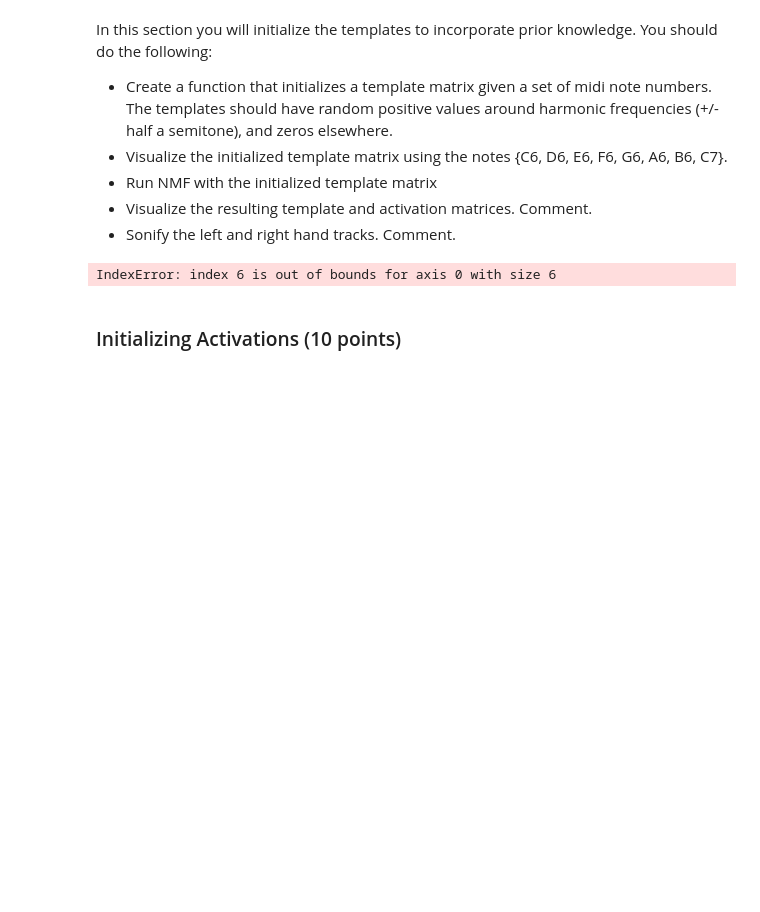
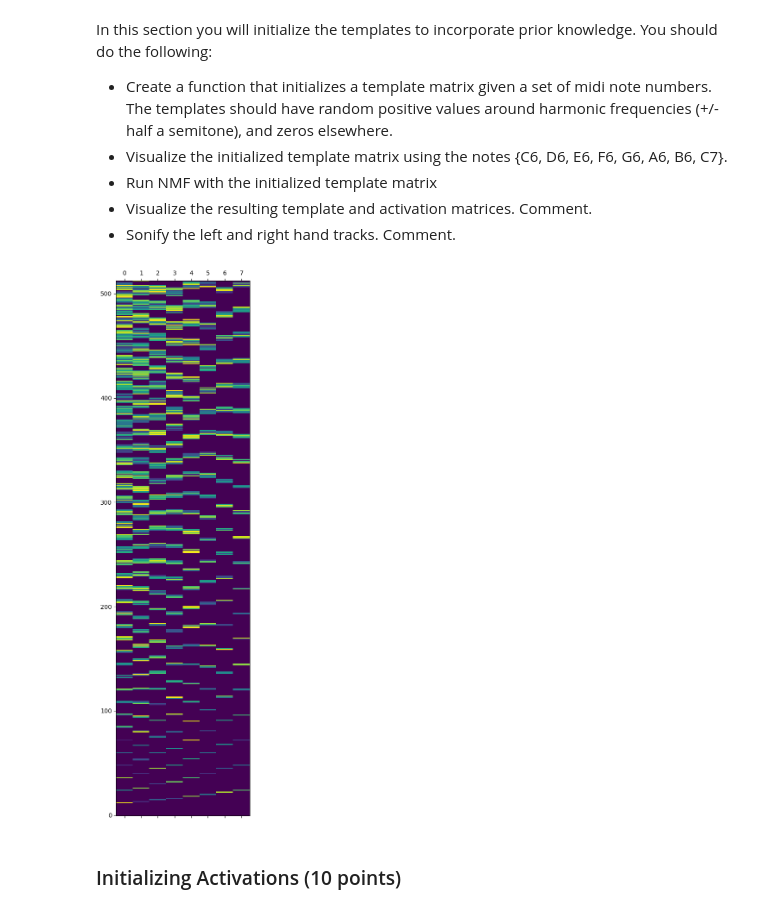
Before and after one commit to rafael-burger/E207-HW8, a Jupyter notebook: hw8.ipynb, the cells around one changed output. Cells and saved outputs as stored; diff of their text form; code cells hidden in the pictures; blank space fills up the shorter version.

Commit message:
initialize activations and templates

```diff
--- a/hw8.ipynb
+++ b/hw8.ipynb
@@ -128,17 +127,19 @@ In this section you will initialize the templates to incorporate prior knowledge
 ### Define Functions to help with W(0) initialization
 
 # define helper function to convert frequency to corresponding frequency bin
+
+
 def getFreqBin(f, N, fs):
     return int(f * N/ fs)
 
 # define function to create column of W(0) for a given note frequency
-def calcTemplate(f0, K, N = 1024, f_margin = 20, fs = 22050):
+def calcTemplate(f0, K, N = 1024, f_margin = 3, fs = 22050):
 
-    init_val = 0.1 # initial value to populate nonzero entries with
+    init_val = 1 # initial value to populate nonzero entries with
 
     if f0 == 0: # percussive template case
 
-        template = np.ones((K,))
+        template = np.random.random_sample((K,)) + 0.1
 
     else: # note template case
 
@@ -147,8 +148,9 @@ def calcTemplate(f0, K, N = 1024, f_margin = 20, fs = 22050):
         harmonic_num = 1
         f_i = f0
         f_low = f_i- harmonic_num * f_margin # create high and low boundaries to set nonzero to account for note tuning inaccuracies
-        f_high = f_i+ harmonic_num * f_margin
+        f_high = f_i + harmonic_num * f_margin
         k_low = getFreqBin(f_low, N=N, fs = fs)  # compute the STFT frequency bin indices corresponding to the low and high frequency limits
+        k_true = getFreqBin(f_i, N = N, fs = fs)
         k_high = getFreqBin(f_high, N=N, fs = fs)
 
         while k_low < K:    # as long as k_low in range, add the next harmonic
@@ -159,28 +161,33 @@ def calcTemplate(f0, K, N = 1024, f_margin = 20, fs = 22050):
             if k_high >= K: # account for case where k_low is in range and k_high is out of range
                 k_high = K-1
 
-            template[k_low:k_high] = init_val # assign initialization value to the frequency bins surrounding the current harmonic
+            if k_high - k_low < 1: ## account for case where k_high-k_low is too small to show up on matrix indices
+                k_high = k_low + 1
+
+
+            template[k_low:k_high] = np.random.random_sample((int(k_high-k_low),)) + 0.1 # assign initialization value to the frequency bins surrounding the current harmonic
 
             harmonic_num = harmonic_num + 1             # increment harmonic counter
             f_i = harmonic_num * f0                     # compute frequency of next harmonic
             f_low = f_i - harmonic_num * f_margin       # compute high and low error limits for new harmonic
-            f_high = f_i - harmonic_num * f_margin
+            f_high = f_i + harmonic_num * f_margin
             k_low = getFreqBin(f_low, N=N, fs = fs)      # compute corresponding STFT frequency bin indices
             k_high = getFreqBin(f_high, N=N, fs = fs)
 
     return template
 # %%
-f0_list = np.array([261.63, 293.66, 329.63, 349.23, 392.00, 440.00])
+# define list of note frequencies [C4, D4, ... ,B4, C5]
+f0_list = np.array([261.63, 293.66, 329.63, 349.23, 392.00, 440.00, 493.88, 523.25])
 
-W = np.zeros((K, R))
+W_prior_init = np.zeros((K, R))
 
 for i in range(R):
-    W[:, i] = calcTemplate(f0 = f0_list[i], K = K)
+    W_prior_init[:, i] = calcTemplate(f0 = f0_list[i], K = K)
 
-plt.imshow(W)
+plt.matshow(W_prior_init, aspect = 'auto', origin = 'lower')
 plt.show()
 # %% [output]
-IndexError: index 6 is out of bounds for axis 0 with size 6
+[figure, added]
 # %% [markdown]
 ### Initializing Activations (10 points)
 # %% [markdown]
```
Also changed, not shown: parts of 5 cells of this notebook.
